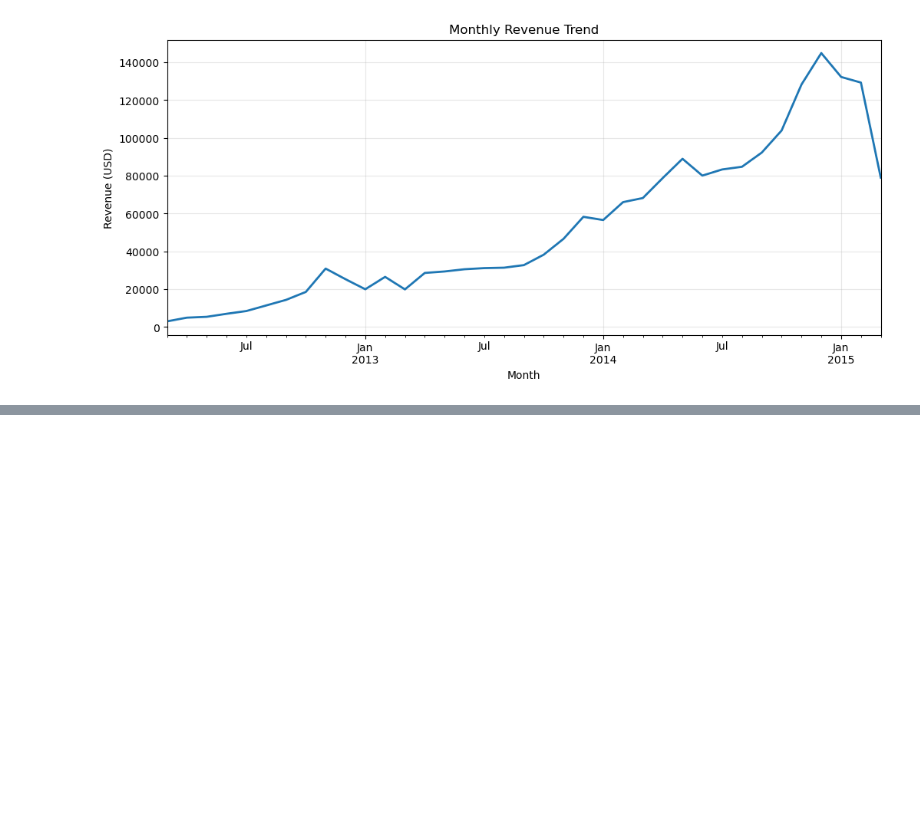
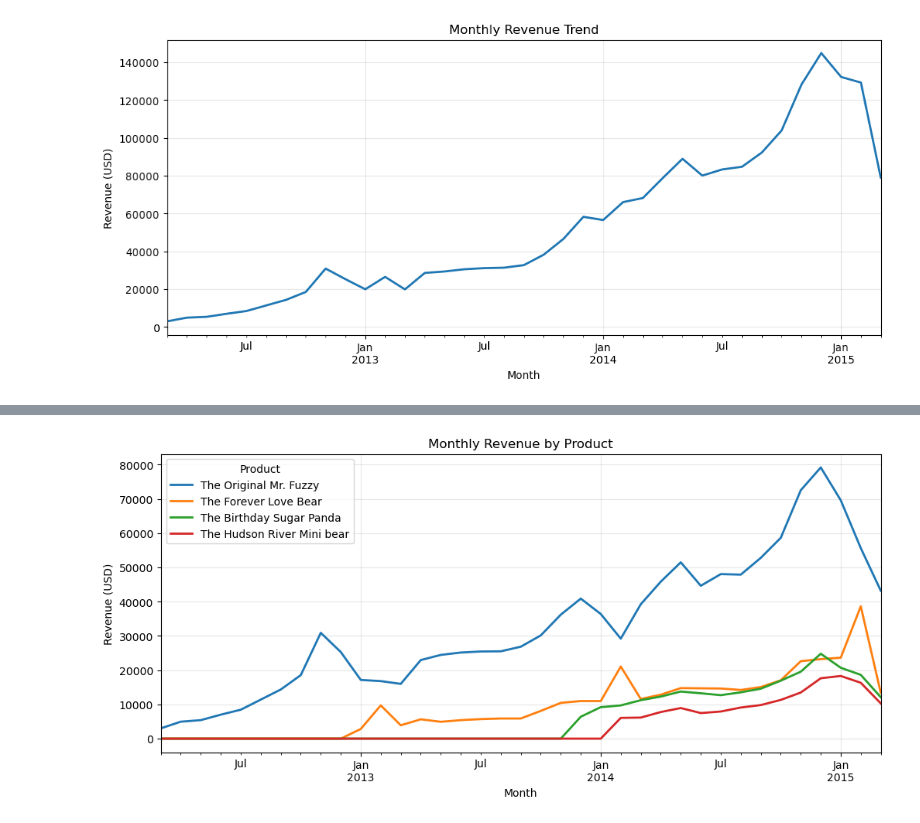
Before and after one commit to THASO1/E-Commerce-Data-Analysis, a Jupyter notebook: First_try.ipynb, the cells around one changed output, grey strips where cells are left out. Cells and saved outputs as stored; diff of their text form; code cells hidden in the pictures; blank space fills up the shorter version.

```diff
--- a/First_try.ipynb
+++ b/First_try.ipynb
@@ -532,0 +656,21 @@ plt.show()
+# %%
+product_monthly_sales = (
+    order_items.df.assign(month=order_items.df["created_at"].dt.to_period("M"))
+    .groupby(["month", "product_id"])["price_usd"]
+    .sum()
+    .unstack(fill_value=0)
+)
+# %%
+product_monthly_sales.columns = product_monthly_sales.columns.map(
+    products.df.set_index("product_id")["product_name"]
+)
+
+product_monthly_sales.plot(figsize=(12, 5), linewidth=2)
+plt.title("Monthly Revenue by Product")
+plt.xlabel("Month")
+plt.ylabel("Revenue (USD)")
+plt.legend(title="Product")
+plt.grid(alpha=0.3)
+plt.show()
+# %% [output]
+[figure, added]
```
Also changed, not shown: parts of 57 cells of this notebook.
